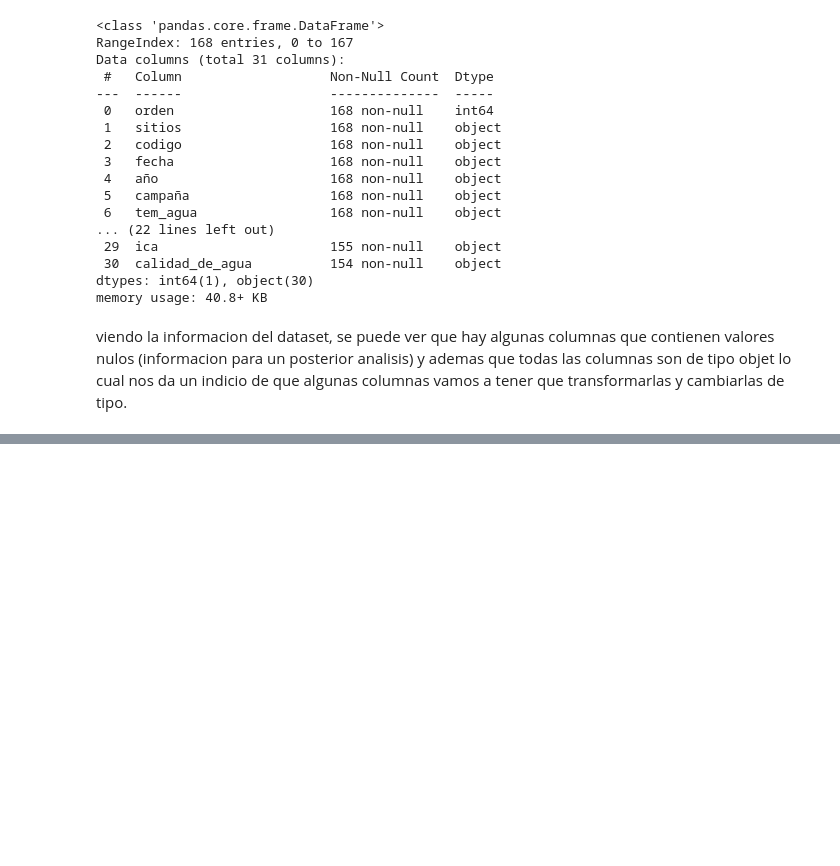
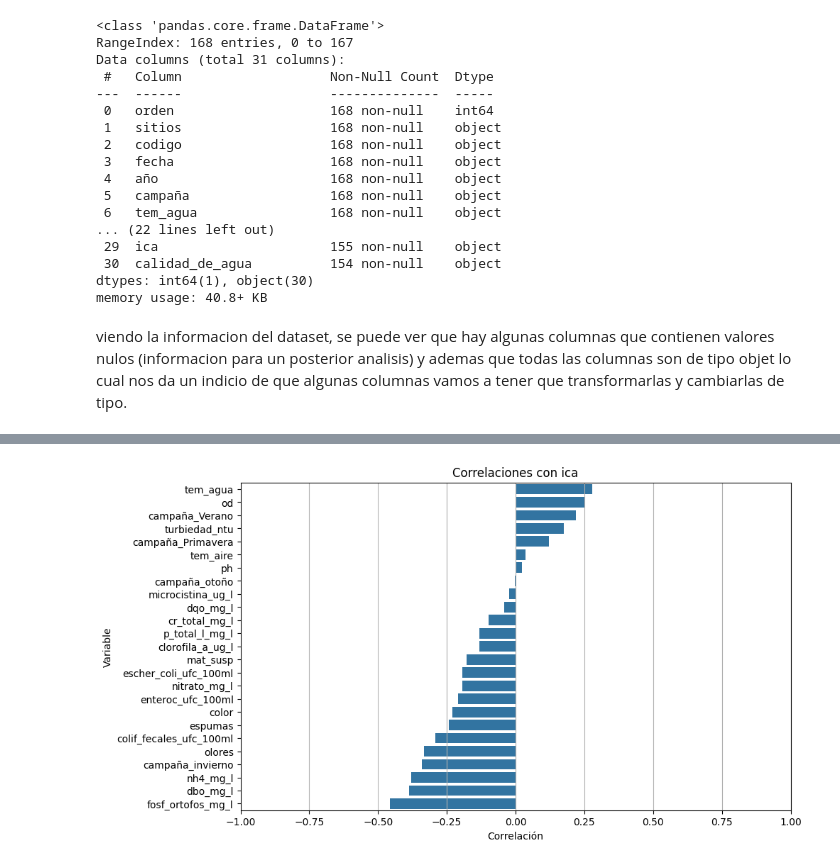
Before and after one commit to RamiroOrtiz02/PracticoEspecialGrupo14, a Jupyter notebook: codigo.ipynb, the cells around one changed output, grey strips where cells are left out. Drawn from its saved outputs; the diff is of its cells as text; code cells hidden in the pictures; blank space fills up the shorter version.

```diff
--- a/codigo.ipynb
+++ b/codigo.ipynb
@@ -130,0 +82,14 @@ dtype: int64
+# %%
+ica_correlaciones = aguadataframe1.corr()['ica'].drop('ica')
+correlaciones_ordenadas = ica_correlaciones.sort_values(ascending=False)
+
+plt.figure(figsize=(10,6))
+plt.grid(True)
+sns.barplot(x=correlaciones_ordenadas.values, y=correlaciones_ordenadas.index)
+plt.title('Correlaciones con ica')
+plt.xlabel('Correlación')
+plt.ylabel('Variable')
+plt.xlim([-1,1])
+plt.show()
+# %% [output]
+[figure, added]
```
Also changed, not shown: parts of 22 cells of this notebook, 1 other file.
